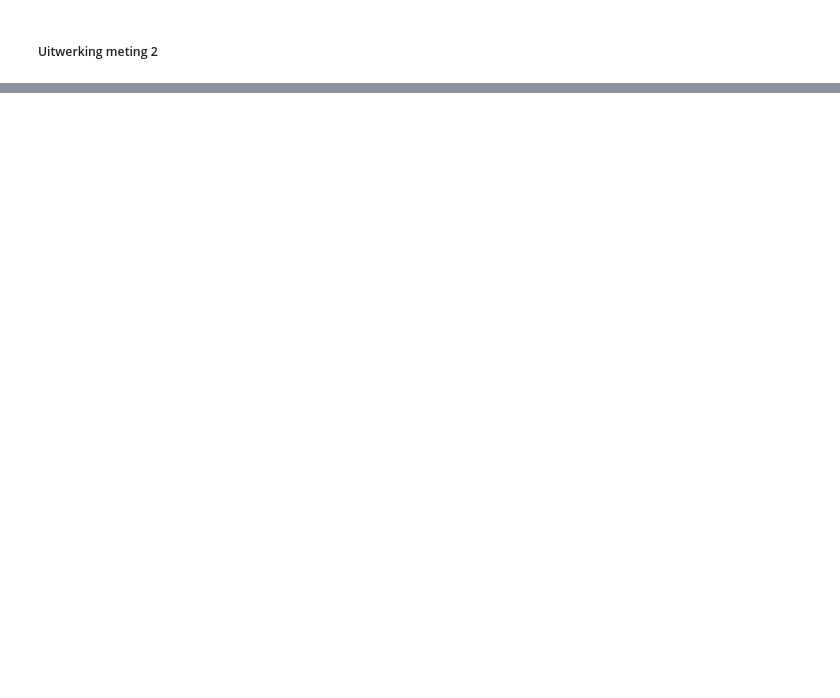
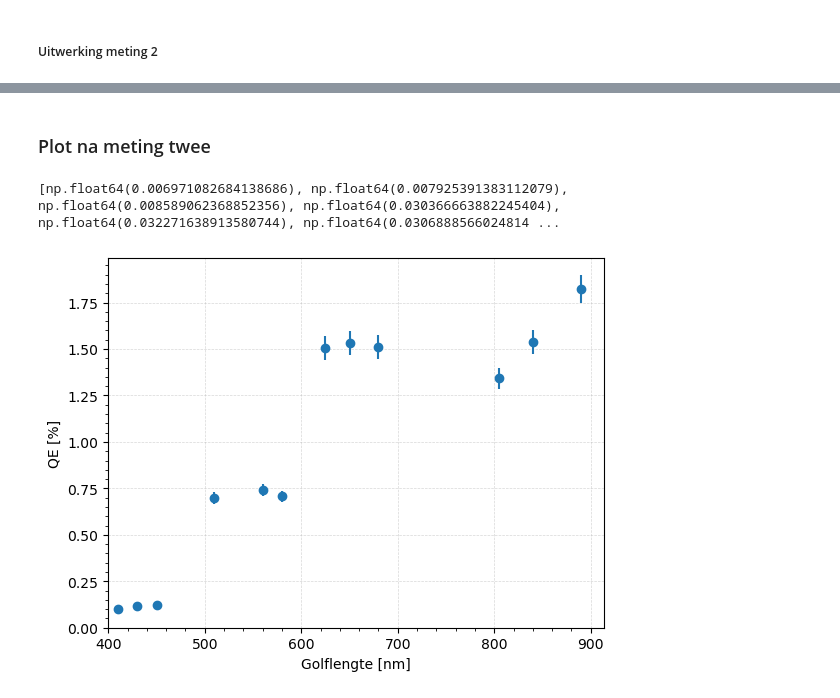
Before and after one commit to JasperNierse/Code-Backup, a Jupyter notebook: notebook_experiment1.ipynb, the cells around one changed output, grey strips where cells are left out. Saved outputs shown, nothing was run; the diff lists cells and outputs as text; code cells hidden in the pictures; blank space fills up the shorter version.

```diff
--- a/notebook_experiment1.ipynb
+++ b/notebook_experiment1.ipynb
@@ -14,7 +14,7 @@ from lmfit import models
 # Gemeten lichtintensiteit per cm**2
 # data_licht = [Blauw, Groen, Rood, IR] voor alle sets.
 #--------------------------------------------------- < Meting Test 1> ---------------------------------------------
-data_spectrometer_1 = [46.7*10**(-6), 70.5*10**(-6), 129.8*10**(-6), 1241*10**(-6)] #[Watt/cm**2]
+data_spectrometer_1 = [46.7*10**(-2), 70.5*10**(-2), 129.8*10**(-2), 1241*10**(-2)] #[Watt/m**2]
 data_golflengtes_1 = [410*10**(-9), 560*10**(-9), 650*10**(-9), 840*10**(-9)] #[m]
 data_voltage_1 = [4.1*10**(-3), 25.1*10**(-3), 52.4*10**(-3), 193.5*10**(-3)] #[V]
 data_amperage_1 = [0.62*10**(-3), 3.72*10**(-3), 7.8*10**(-3), 28.45*10**(-3)] #[A]
@@ -23,7 +23,7 @@ data_amperage_1 = [0.62*10**(-3), 3.72*10**(-3), 7.8*10**(-3), 28.45*10**(-3)] #
     # Waarde van Wikipedia
 planck_constante = 6.62607015 * 10**(-34) #[J*s]
     # Waarde van Wikipedia
-lichtsnelheid = 299792458*10**(-2) #[cm/s]
+lichtsnelheid = 299792458 #[m/s]
     # Waarde van Wikipedia
 elektron_energie = 1.602176565 * 10**(-19) #[J]
 
@@ -35,14 +35,6 @@ def foton_flux_energie(golflengte, input_vermogen_spectrometer):
     for i in golflengte:
         foton_energie = (planck_constante * lichtsnelheid) / i
         lijst_foton_energie.append(foton_energie)
-
-    teller = 0
-    lijst_foton_flux = []
-    for j in input_vermogen_spectrometer:
-
-        flux = j / lijst_foton_energie[teller] #[Aantal fotonen/cm(**2) * s]
-        lijst_foton_flux.append(flux)
-        teller += 1
 
     return lijst_foton_energie
 
@@ -162,7 +154,8 @@ def fout_flux_elektron(voltage, amperage):
 
 def fout_QE (foton_flux, oppervlak, elektronen_stroom, fout_fotonen, fout_elektronen): # Input lijsten
 
-    fout_oppervlak = oppervlak * 0.004       # Hier rond de 1mm door meetlat gebruikt.
+    fout_oppervlak = 0.001      # [m] Hier rond de 1mm door meetlat gebruikt.
+    lengte = np.sqrt(oppervlak)
 
     lijst_fout_1 = []
     teller = 0
@@ -184,9 +177,10 @@ def fout_QE (foton_flux, oppervlak, elektronen_stroom, fout_fotonen, fout_elektr
     teller = 0
     for k in foton_flux:
 
-        fout_3 = ((-elektronen_stroom[teller]) / (((oppervlak)**2) * k)) * fout_oppervlak
+        fout_3 = (-elektronen_stroom[teller]) / (((oppervlak**2 * k))) * 2*lengte*fout_oppervlak
         lijst_fout_3.append(fout_3)
         teller += 1
+    #print (lijst_fout_3)
 
     lijst_fout_QE = []
     teller = 0
@@ -264,0 +224,46 @@ plt.savefig("plot_versie_1")
+# %% [markdown]
+### Plot na meting twee
+# %%
+
+# Waarde omzetten van meter naar nano meters voor netheid in grafiek
+x = []
+for n in data_golflengtes_2:
+    item = n * 10**(9)
+    x.append(item)
+
+QE_data = quantum_efficiency(foton_flux(data_golflengtes_2, data_spectrometer_2)[0], elektronen_stroom(data_voltage_2, data_amperage_2), oppervlak)
+
+# Waarde omzetten naar QE in percentages voor netheid grafiek.
+y = []
+for m in QE_data:
+    item = m * 100
+    y.append(item)
+
+# Waarde omzetten naar QE in percentages.
+yerr_meter = fout_QE(foton_flux(data_golflengtes_2, data_spectrometer_2)[0], oppervlak, elektronen_stroom(data_voltage_2, data_amperage_2), fout_flux_foton(foton_flux_energie(data_golflengtes_2, data_spectrometer_2), data_spectrometer_2), fout_flux_elektron(data_voltage_2, data_amperage_2))
+# print(yerr_meter)
+# print(y)
+yerr = []
+for k in yerr_meter:
+    item = k * 100
+    yerr.append(item)
+
+print (yerr)
+
+
+
+fig_QE_golflengte = plt.figure("Meting 2")
+
+plt.errorbar(x, y, yerr, fmt='o')
+plt.xlabel("Golflengte [nm]")
+plt.ylabel("QE [%]")
+# Change the x and y ticks by adding minor ticks
+plt.minorticks_on()
+plt.tick_params(which='minor', length=2)
+plt.grid(linestyle = '--', linewidth = 0.5, alpha = 0.5)
+plt.xlim(400)
+plt.ylim(0)
+plt.savefig("plot_versie_1")
+# %% [output]
+[np.float64(0.006971082684138686), np.float64(0.007925391383112079), np.float64(0.008589062368852356), np.float64(0.030366663882245404), np.float64(0.032271638913580744), np.float64(0.0306888566024814 ...
+[figure, added]
```
Also changed, not shown: parts of 3 cells of this notebook.
